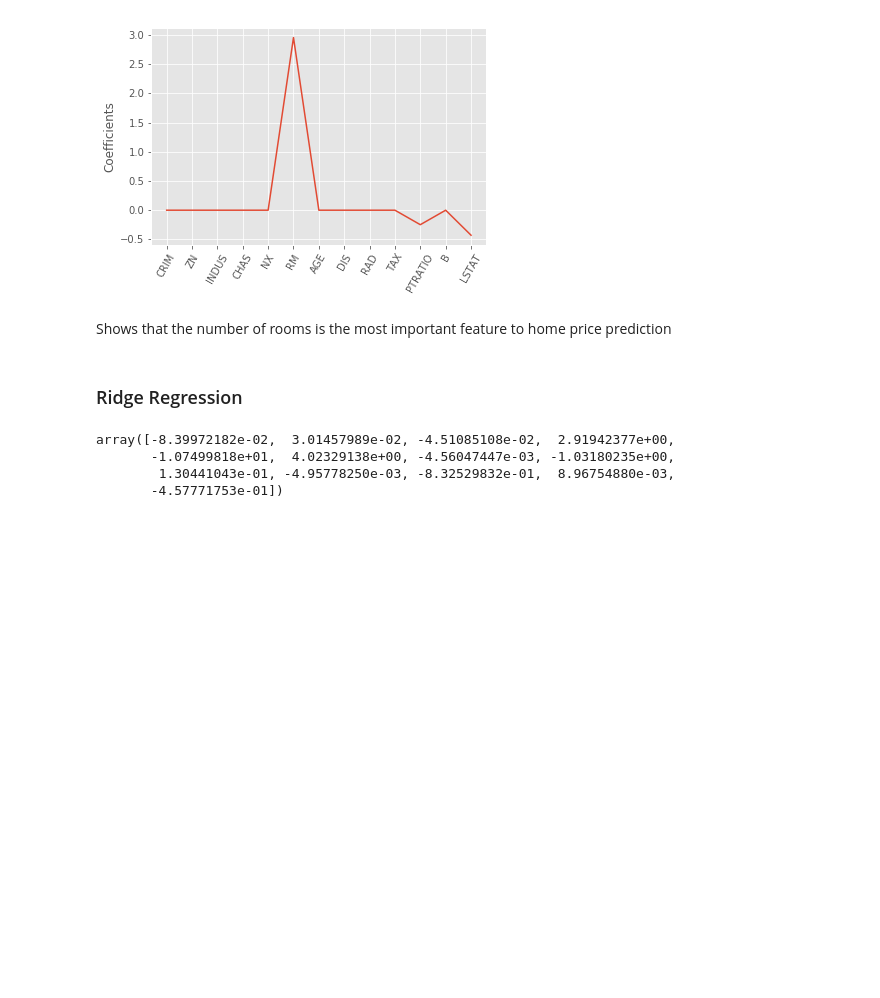
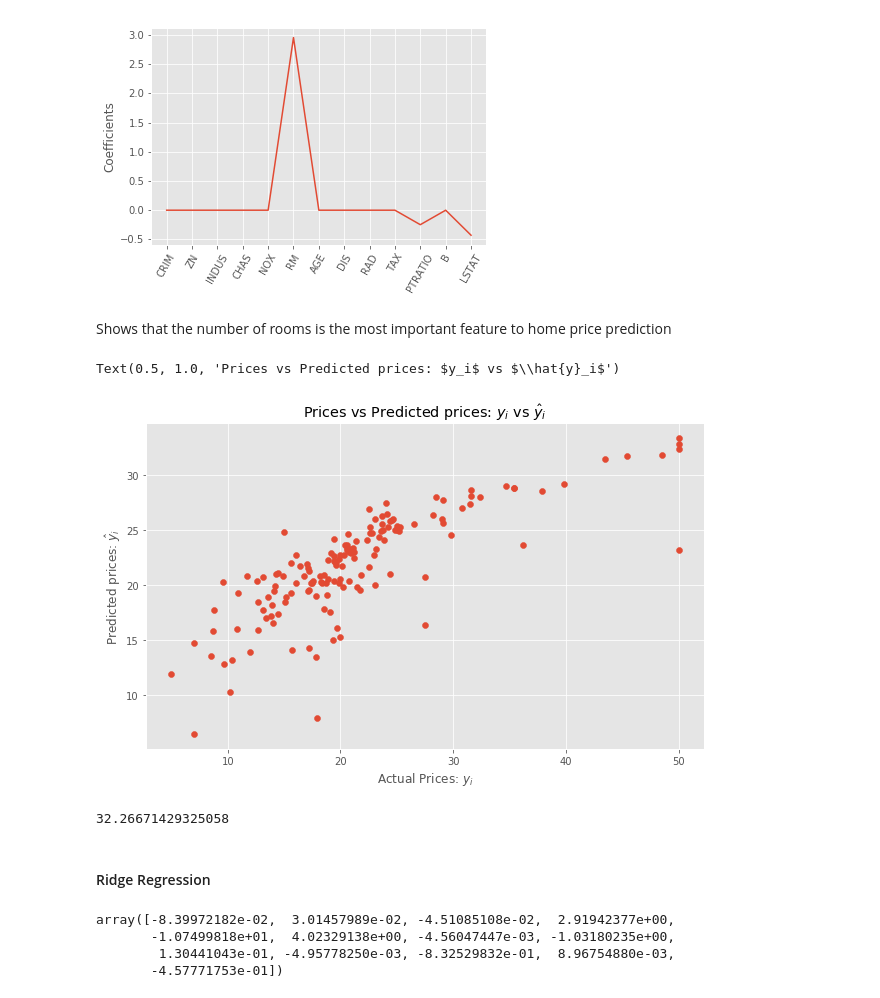
Before and after one commit to youngsoul/supervised-machine-learning-with-scikit-learn, a Jupyter notebook: SupervisedLearningWithScikitLearn.ipynb, the cells around one changed output. Drawn from its saved outputs; the diff is of its cells as text; code cells hidden in the pictures; blank space fills up the shorter version.

```diff
--- a/SupervisedLearningWithScikitLearn.ipynb
+++ b/SupervisedLearningWithScikitLearn.ipynb
@@ -764,8 +956,24 @@ plt.show()
 [figure]
 # %% [markdown]
 Shows that the number of rooms is the most important feature to home price prediction
+# %%
+y_pred = lasso.predict(X_test)
+# %%
+plt.figure(figsize=(10,6))
+plt.scatter(y_test, y_pred)
+plt.xlabel("Actual Prices: $y_i$")
+plt.ylabel("Predicted prices: $\hat{y}_i$")
+plt.title("Prices vs Predicted prices: $y_i$ vs $\hat{y}_i$")
+# %% [output]
+Text(0.5, 1.0, 'Prices vs Predicted prices: $y_i$ vs $\\hat{y}_i$')
+[figure, added]
+# %%
+mse = mean_squared_error(y_test,  y_pred)
+print(mse)
+# %% [output]
+32.26671429325058
 # %% [markdown]
-### Ridge Regression
+#### Ridge Regression
 # %%
 from sklearn.linear_model import Ridge
 # %%
```
Also changed, not shown: parts of 54 cells of this notebook, 4 other files.
